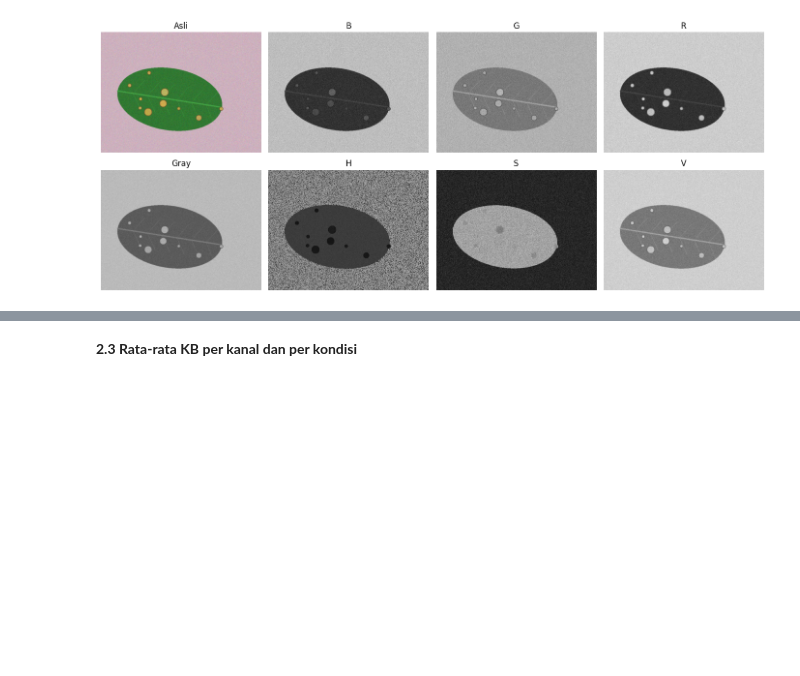
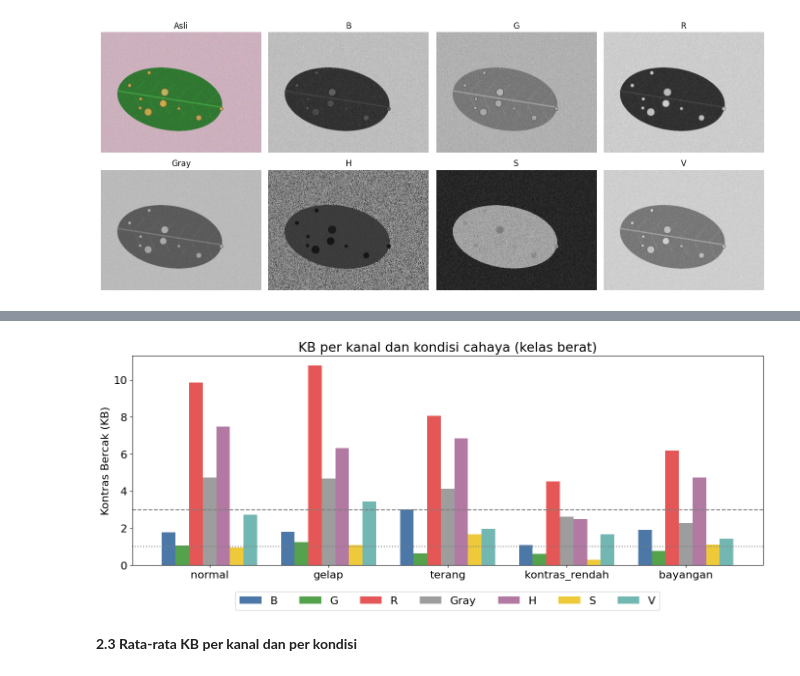
Before and after one commit to syifaST/simuteh--2330511062-, a Jupyter notebook: notebook/B2_Citra_Warna.ipynb, the cells around one changed output, grey strips where cells are left out. Cells and saved outputs as stored; diff of their text form; code cells hidden in the pictures; blank space fills up the shorter version.

```diff
--- a/notebook/B2_Citra_Warna.ipynb
+++ b/notebook/B2_Citra_Warna.ipynb
@@ -94,3 +127,19 @@ k=8: 163 level, KB=5.32
+# %%
+plt.rcParams.update({"font.size": 16})
+urut = ["normal", "gelap", "terang", "kontras_rendah", "bayangan"]
+warna = ["#4c78a8", "#54a24b", "#e45756", "#9d9d9d", "#b279a2", "#eeca3b", "#72b7b2"]  # B G R Gray H S V
+
+ax = tabel_kb.loc[urut].plot(kind="bar", figsize=(14, 6), width=0.8, color=warna)
+ax.axhline(3, ls="--", c="gray"); ax.axhline(1, ls=":", c="gray")   # patokan KB 3 dan 1
+ax.set_ylabel("Kontras Bercak (KB)"); ax.set_xlabel("")
+ax.set_title("KB per kanal dan kondisi cahaya (kelas berat)")
+plt.xticks(rotation=0)
+plt.legend(ncol=7, loc="upper center", bbox_to_anchor=(0.5, -0.1))
+plt.tight_layout()
+plt.savefig("../hasil/b2_grafik_kb_kanal.png", dpi=200)
+plt.show()
+# %% [output]
+[figure, added]
 # %% [markdown]
 **2.3 Rata-rata KB per kanal dan per kondisi**
 # %%
```
Also changed, not shown: parts of 7 cells of this notebook.
